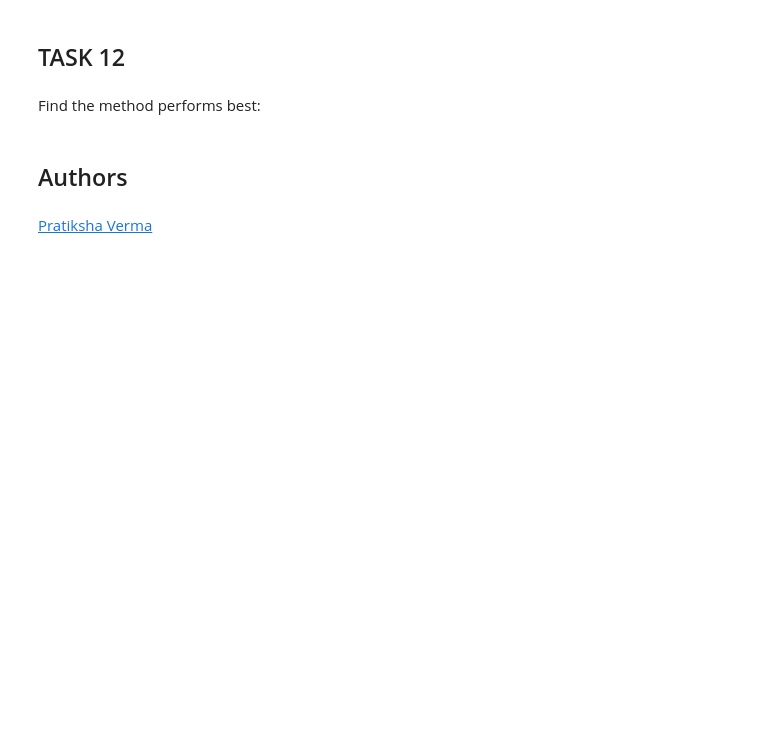
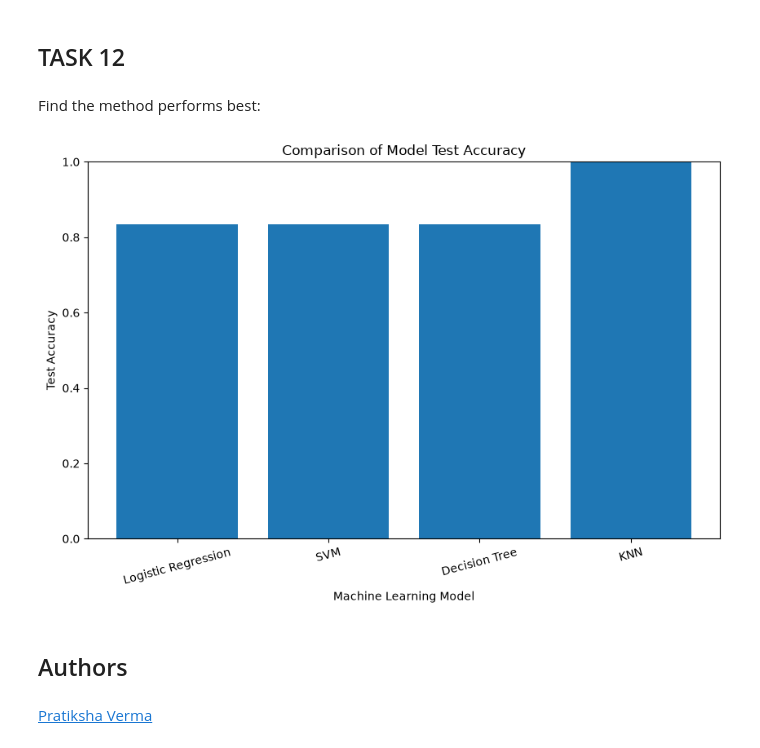
Before and after one commit to amelia327/IBM_training, a Jupyter notebook: SpaceX_Machine Learning Prediction_Part_5.ipynb, the cells around one changed output. Saved outputs shown, nothing was run; the diff lists cells and outputs as text; code cells hidden in the pictures; blank space fills up the shorter version.

```diff
--- a/SpaceX_Machine Learning Prediction_Part_5.ipynb
+++ b/SpaceX_Machine Learning Prediction_Part_5.ipynb
@@ -357,6 +357,25 @@ plot_confusion_matrix(Y_test,yhat)
 ## TASK  12
 # %% [markdown]
 Find the method performs best:
+# %%
+models = ["Logistic Regression", "SVM", "Decision Tree", "KNN"]
+scores = [logreg_cv.score(X_test, Y_test),
+          svm_cv.score(X_test, Y_test),
+          tree_cv.score(X_test, Y_test),
+          knn_cv.score(X_test, Y_test)]
+
+plt.figure(figsize=(10, 6))
+bars = plt.bar(models, scores)
+
+plt.xlabel("Machine Learning Model")
+plt.ylabel("Test Accuracy")
+plt.title("Comparison of Model Test Accuracy")
+plt.ylim(0, 1)
+
+plt.xticks(rotation=15)
+plt.show()
+# %% [output]
+[figure, added]
 # %% [markdown]
 ## Authors
 # %% [markdown]
```
Also changed, not shown: parts of 10 cells of this notebook.
